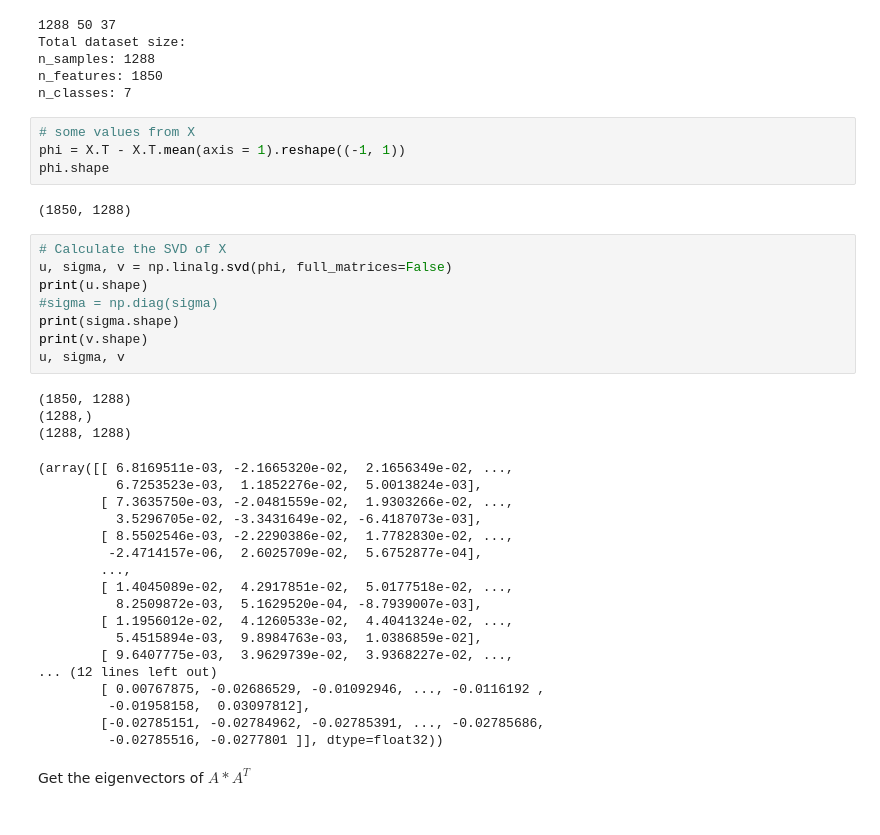
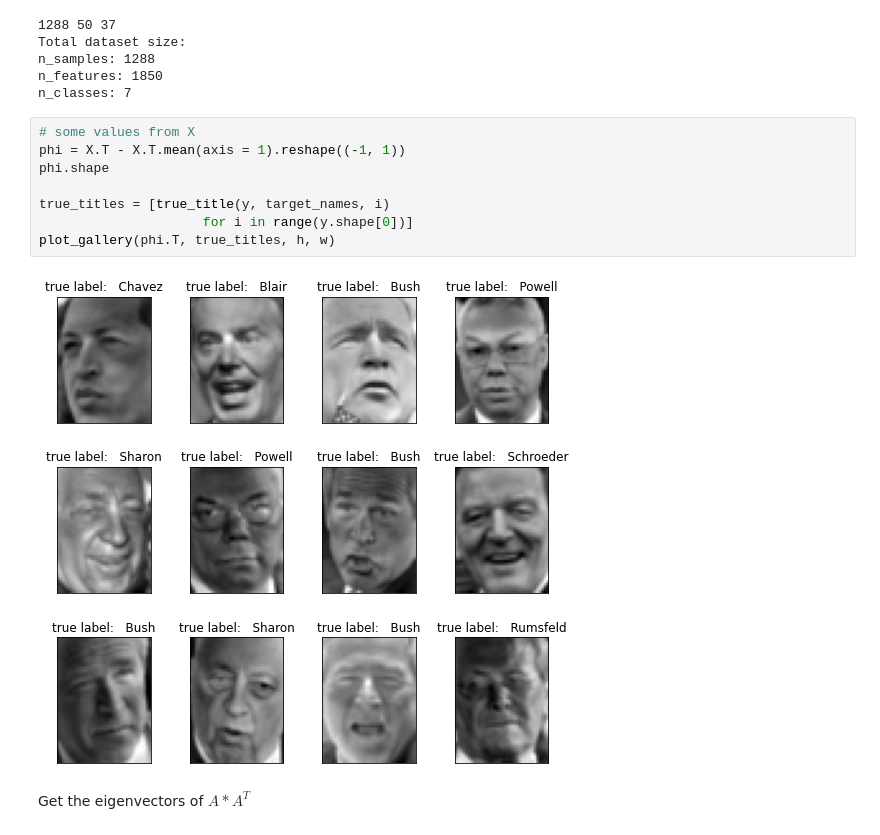
Before and after one commit to grevyarlesp/NewRepo, a Jupyter notebook: Eigenface/Untitled.ipynb, the cells around one changed output. Drawn from its saved outputs; the diff is of its cells as text.

```diff
--- a/Eigenface/Untitled.ipynb
+++ b/Eigenface/Untitled.ipynb
@@ -233,38 +227,13 @@ n_classes: 7
 # %%
 # some values from X
 phi = X.T - X.T.mean(axis = 1).reshape((-1, 1))
 phi.shape
+
+true_titles = [true_title(y, target_names, i)
+                     for i in range(y.shape[0])]
+plot_gallery(phi.T, true_titles, h, w)
 # %% [output]
-(1850, 1288)
+[figure, added]
-# %%
-# Calculate the SVD of X
-u, sigma, v = np.linalg.svd(phi, full_matrices=False)
-print(u.shape)
-#sigma = np.diag(sigma)
-print(sigma.shape)
-print(v.shape)
-u, sigma, v
-# %% [output]
-(1850, 1288)
-(1288,)
-(1288, 1288)
-(array([[ 6.8169511e-03, -2.1665320e-02,  2.1656349e-02, ...,
-          6.7253523e-03,  1.1852276e-02,  5.0013824e-03],
-        [ 7.3635750e-03, -2.0481559e-02,  1.9303266e-02, ...,
-          3.5296705e-02, -3.3431649e-02, -6.4187073e-03],
-        [ 8.5502546e-03, -2.2290386e-02,  1.7782830e-02, ...,
-         -2.4714157e-06,  2.6025709e-02,  5.6752877e-04],
-        ...,
-        [ 1.4045089e-02,  4.2917851e-02,  5.0177518e-02, ...,
-          8.2509872e-03,  5.1629520e-04, -8.7939007e-03],
-        [ 1.1956012e-02,  4.1260533e-02,  4.4041324e-02, ...,
-          5.4515894e-03,  9.8984763e-03,  1.0386859e-02],
-        [ 9.6407775e-03,  3.9629739e-02,  3.9368227e-02, ...,
-... (12 lines left out)
-        [ 0.00767875, -0.02686529, -0.01092946, ..., -0.0116192 ,
-         -0.01958158,  0.03097812],
-        [-0.02785151, -0.02784962, -0.02785391, ..., -0.02785686,
-         -0.02785516, -0.0277801 ]], dtype=float32))
 # %% [markdown]
 Get the eigenvectors of $A * A^T$
 # %%
```
Also changed, not shown: parts of 18 cells of this notebook.
